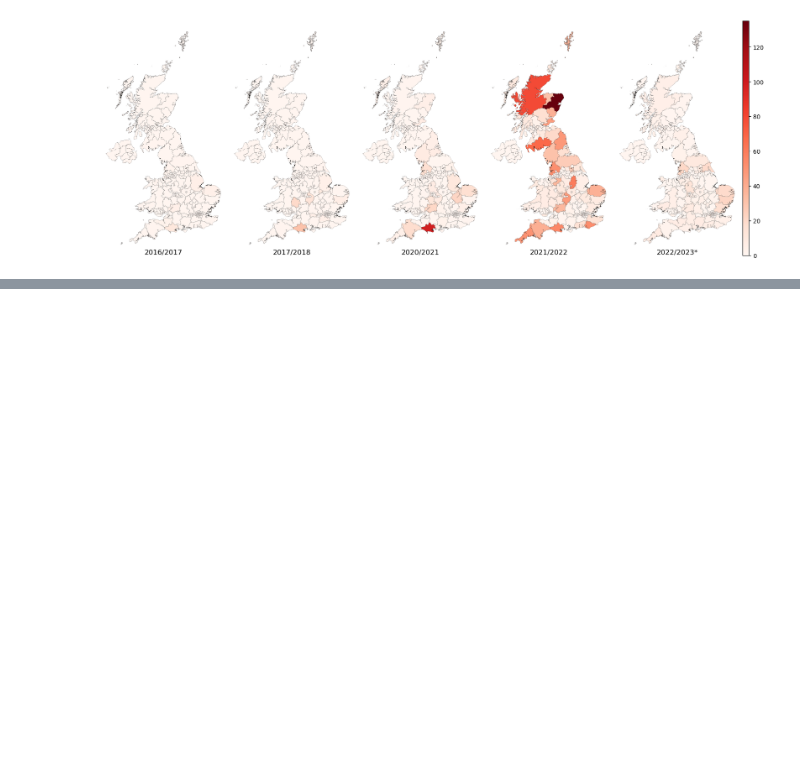
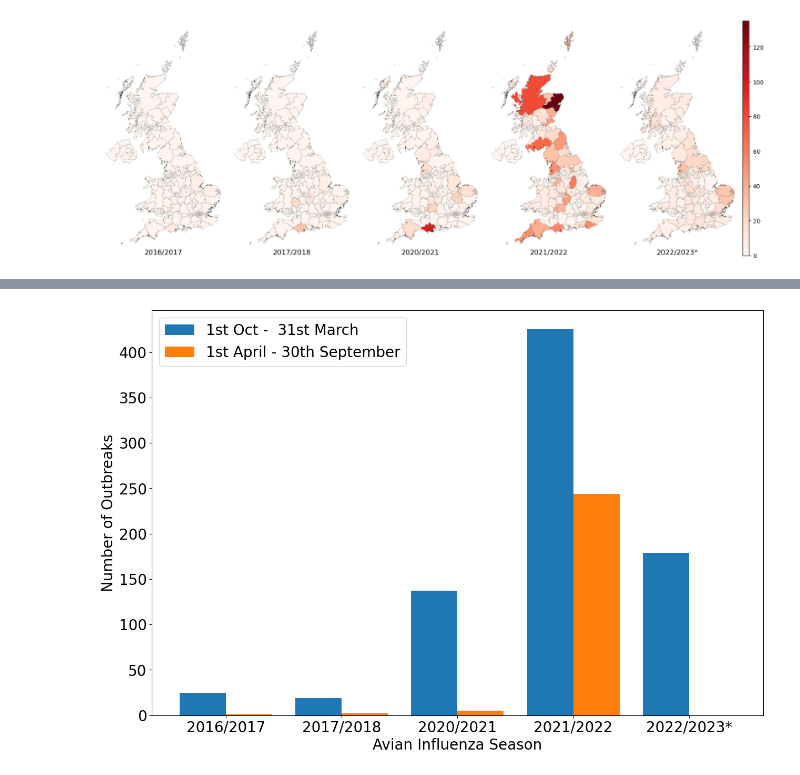
Before and after one commit to joeBr/Rproject-HPAI-modelling, a Jupyter notebook: UK_wild_bird_cases_visualisation.ipynb, the cells around one changed output, grey strips where cells are left out. Cells and saved outputs as stored; diff of their text form; code cells hidden in the pictures; blank space fills up the shorter version.

```diff
--- a/UK_wild_bird_cases_visualisation.ipynb
+++ b/UK_wild_bird_cases_visualisation.ipynb
@@ -145,0 +168,29 @@ plt.savefig("uk_wildbird_outbreaks.png",bbox_inches='tight')
+# %%
+fig, ax = plt.subplots(1,1,figsize = (15,10))
+
+Y1 = [D[s][0]+D[s][1] for s in seasons]
+Y2 = [D[s][2]+D[s][3] for s in seasons]
+
+
+X_axis = np.arange(len(seasons))
+
+ax.bar(X_axis - 0.2, Y1, 0.4, label = '1st Oct -  31st March')
+ax.bar(X_axis + 0.2, Y2, 0.4, label = '1st April - 30th September')
+
+
+ax.set_xticks(X_axis, seasons)
+ax.set_xlabel("Avian Influenza Season")
+ax.set_ylabel("Number of Outbreaks")
+ax.legend(loc = "upper left")
+
+plt.rc('font', size=20)          # controls default text sizes
+plt.rc('axes', titlesize=20)     # fontsize of the axes title
+plt.rc('axes', labelsize=20)    # fontsize of the x and y labels
+plt.rc('xtick', labelsize=20)    # fontsize of the tick labels
+plt.rc('ytick', labelsize=20)    # fontsize of the tick labels
+plt.rc('legend', fontsize=20)    # legend fontsize
+plt.rc('figure', titlesize=20)
+
+plt.savefig("images/uk_wildbird_outbreaks_by_6mo.png",bbox_inches='tight')
+# %% [output]
+[figure, added]
```
Also changed, not shown: parts of 23 cells of this notebook, 20 other files.
